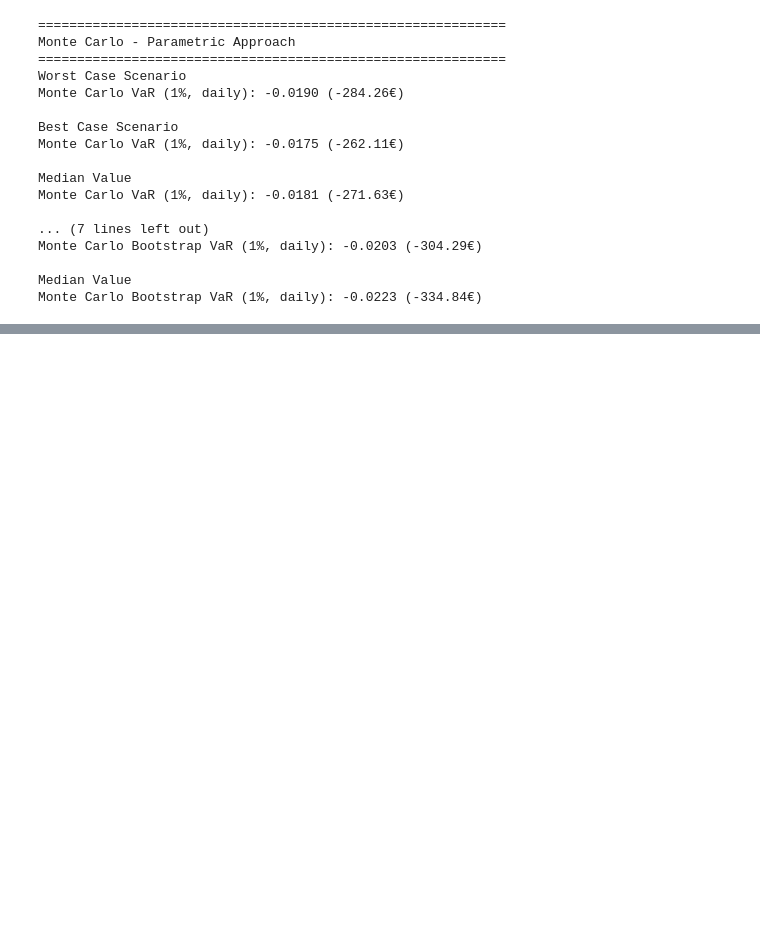
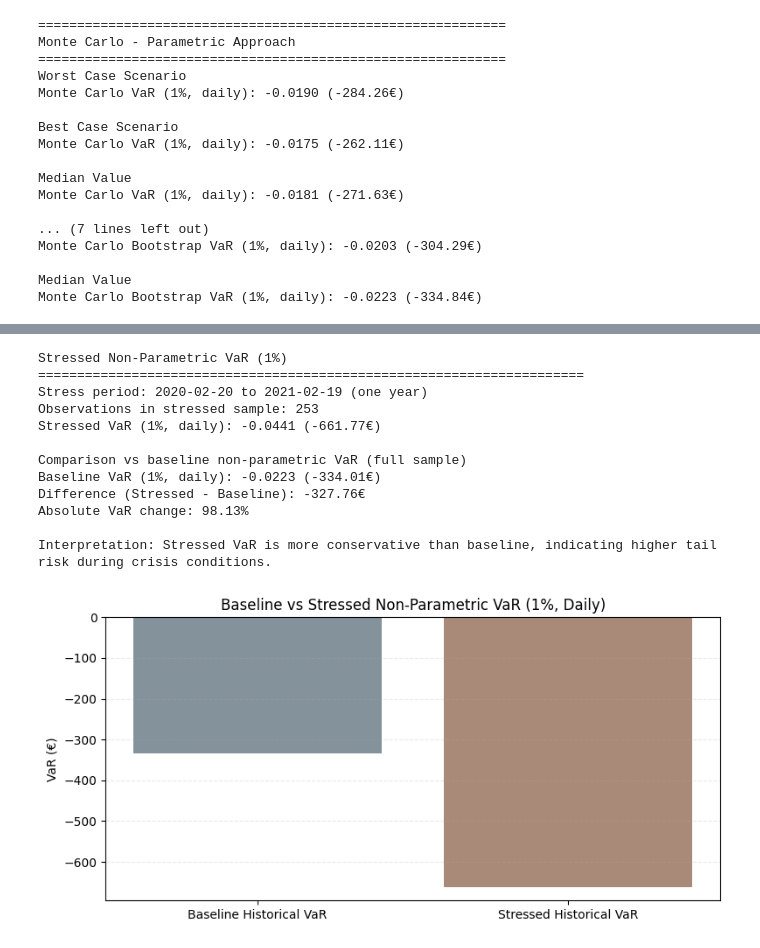
Before and after one commit to emschutt/QuantitativeFinance, a Jupyter notebook: RiskManagement/Project_3 - VaR/Var_v1.ipynb, the cells around one changed output, grey strips where cells are left out. Drawn from its saved outputs; the diff is of its cells as text; code cells hidden in the pictures; blank space fills up the shorter version.

```diff
--- a/RiskManagement/Project_3 - VaR/Var_v1.ipynb
+++ b/RiskManagement/Project_3 - VaR/Var_v1.ipynb
@@ -456,0 +516,64 @@ MC Bootstrap                      -368.32  |          -304.29
+# %%
+# 7) Non-parametric stressed VaR (1%) using a one-year crisis period
+stress_start = '2020-02-20'
+stress_end = '2021-02-19'
+
+stressed_ret = port_ret.loc[stress_start:stress_end].dropna()
+if stressed_ret.empty:
+    raise ValueError('No observations found in the selected stressed period. Choose a different one-year crisis window.')
+
+# Stressed non-parametric VaR (historical quantile in stressed window)
+stressed_var_daily = stressed_ret.quantile(0.01)
+stressed_var_euros = stressed_var_daily * equity
+
+# Baseline non-parametric VaR from full sample (same definition as section 2.c style estimate)
+baseline_nonparam_var_daily = port_ret.quantile(0.01)
+baseline_nonparam_var_euros = baseline_nonparam_var_daily * equity
+
+# Comparison metrics
+delta_euros = stressed_var_euros - baseline_nonparam_var_euros
+pct_change_abs = (abs(stressed_var_euros) / abs(baseline_nonparam_var_euros) - 1) * 100
+
+print('Stressed Non-Parametric VaR (1%)')
+print('=' * 70)
+print(f'Stress period: {stress_start} to {stress_end} (one year)')
+print(f'Observations in stressed sample: {len(stressed_ret)}')
+print(f'Stressed VaR (1%, daily): {stressed_var_daily:.4f} ({stressed_var_euros:.2f}€)')
+print()
+print('Comparison vs baseline non-parametric VaR (full sample)')
+print(f'Baseline VaR (1%, daily): {baseline_nonparam_var_daily:.4f} ({baseline_nonparam_var_euros:.2f}€)')
+print(f'Difference (Stressed - Baseline): {delta_euros:.2f}€')
+print(f'Absolute VaR change: {pct_change_abs:.2f}%')
+
+if abs(stressed_var_euros) > abs(baseline_nonparam_var_euros):
+    print('\nInterpretation: Stressed VaR is more conservative than baseline, indicating higher tail risk during crisis conditions.')
+else:
+    print('\nInterpretation: Stressed VaR is not more conservative than baseline for this selected period; review the stress window selection.')
+
+# Visual comparison
+plt.figure(figsize=(8, 4))
+labels = ['Baseline Historical VaR', 'Stressed Historical VaR']
+values = [baseline_nonparam_var_euros, stressed_var_euros]
+colors = ['#6F7F8A', '#9A7660']
+
+plt.bar(labels, values, color=colors, alpha=0.85)
+plt.axhline(0, color='black', linewidth=0.7)
+plt.ylabel('VaR (€)')
+plt.title('Baseline vs Stressed Non-Parametric VaR (1%, Daily)')
+plt.grid(axis='y', alpha=0.25, linestyle='--')
+plt.tight_layout()
+plt.show()
+# %% [output]
+Stressed Non-Parametric VaR (1%)
+======================================================================
+Stress period: 2020-02-20 to 2021-02-19 (one year)
+Observations in stressed sample: 253
+Stressed VaR (1%, daily): -0.0441 (-661.77€)
+
+Comparison vs baseline non-parametric VaR (full sample)
+Baseline VaR (1%, daily): -0.0223 (-334.01€)
+Difference (Stressed - Baseline): -327.76€
+Absolute VaR change: 98.13%
+
+Interpretation: Stressed VaR is more conservative than baseline, indicating higher tail risk during crisis conditions.
+[figure, added]
```
Also changed, not shown: parts of 5 cells of this notebook.
